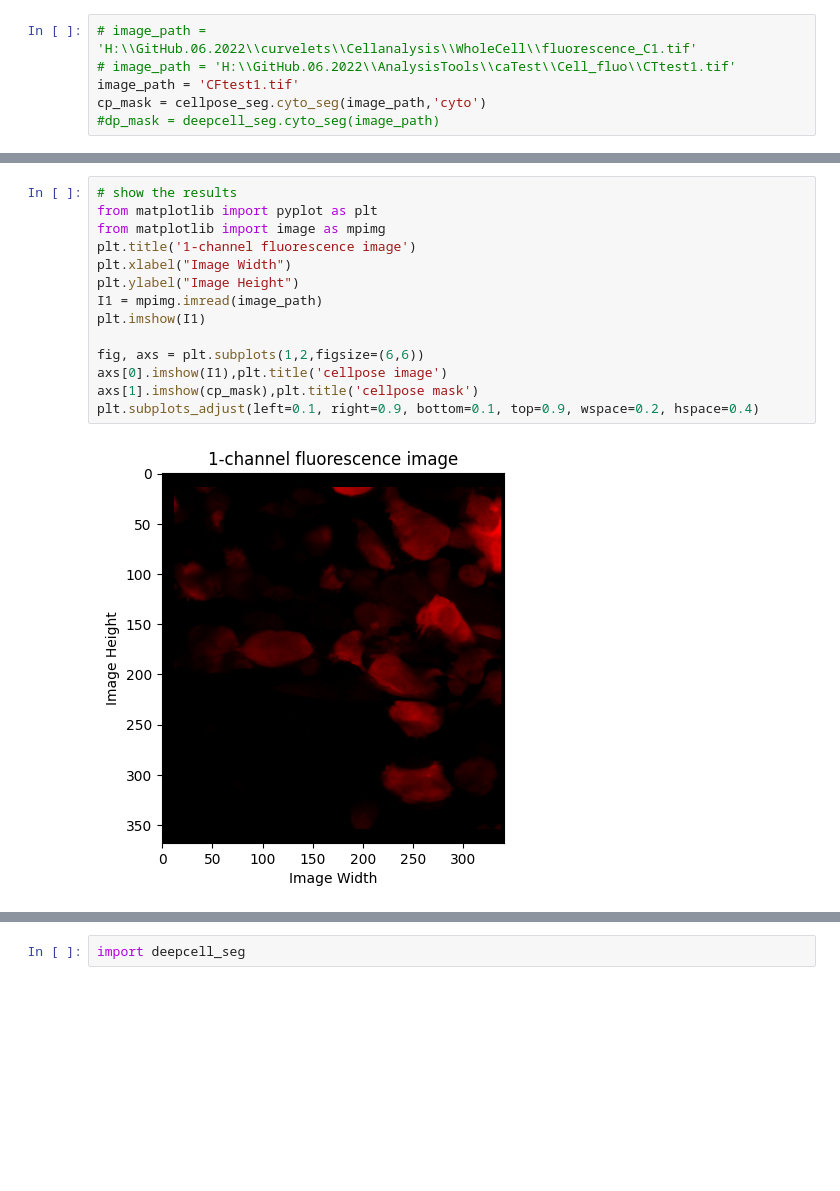
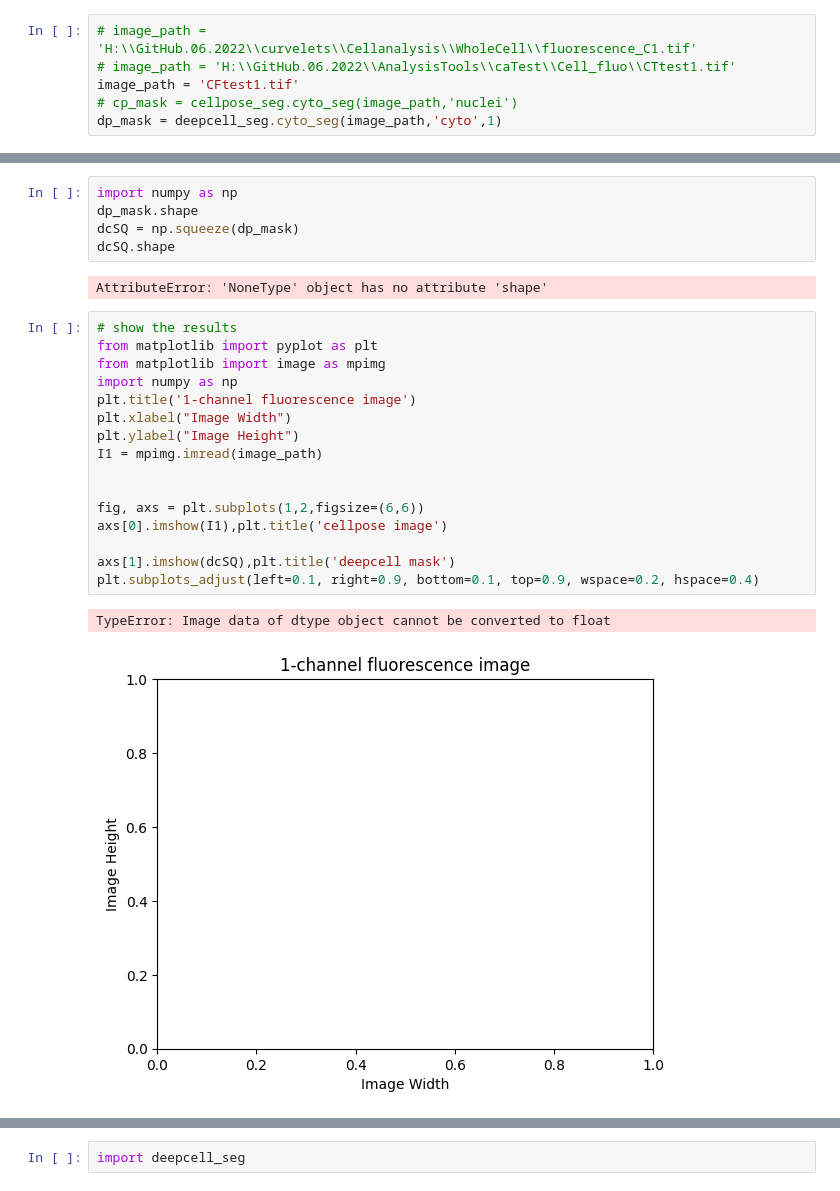
Before and after one commit to uw-loci/curvelets, a Jupyter notebook: src/CurveAlign_CT-FIRE/Cellanalysis/WholeCell/runCellposefromNotebook.ipynb, the cells around one changed output, grey strips where cells are left out. Saved outputs shown, nothing was run; the diff lists cells and outputs as text; blank space fills up the shorter version.

Commit message:
Add parameter adjustment for deepcell model

```diff
--- a/src/CurveAlign_CT-FIRE/Cellanalysis/WholeCell/runCellposefromNotebook.ipynb
+++ b/src/CurveAlign_CT-FIRE/Cellanalysis/WholeCell/runCellposefromNotebook.ipynb
@@ -5,5 +5,5 @@ import cellpose_seg
 # image_path = 'H:\\GitHub.06.2022\\curvelets\\Cellanalysis\\WholeCell\\fluorescence_C1.tif'
 # image_path = 'H:\\GitHub.06.2022\\AnalysisTools\\caTest\\Cell_fluo\\CTtest1.tif'
 image_path = 'CFtest1.tif'
-cp_mask = cellpose_seg.cyto_seg(image_path,'cyto')
-#dp_mask = deepcell_seg.cyto_seg(image_path)
+# cp_mask = cellpose_seg.cyto_seg(image_path,'nuclei')
+dp_mask = deepcell_seg.cyto_seg(image_path,'cyto',1)
@@ -10,16 +13,26 @@ cp_mask = cellpose_seg.cyto_seg(image_path,'cyto')
+# %%
+import numpy as np
+dp_mask.shape
+dcSQ = np.squeeze(dp_mask)
+dcSQ.shape
+# %% [output]
+AttributeError: 'NoneType' object has no attribute 'shape'
 # %%
 # show the results
 from matplotlib import pyplot as plt
 from matplotlib import image as mpimg
+import numpy as np
 plt.title('1-channel fluorescence image')
 plt.xlabel("Image Width")
 plt.ylabel("Image Height")
 I1 = mpimg.imread(image_path)
-plt.imshow(I1)
+
 
 fig, axs = plt.subplots(1,2,figsize=(6,6))
 axs[0].imshow(I1),plt.title('cellpose image')
-axs[1].imshow(cp_mask),plt.title('cellpose mask')
+
+axs[1].imshow(dcSQ),plt.title('deepcell mask')
 plt.subplots_adjust(left=0.1, right=0.9, bottom=0.1, top=0.9, wspace=0.2, hspace=0.4)
 # %% [output]
+TypeError: Image data of dtype object cannot be converted to float
-[figure, old version]
+[figure, new version]
```
Also changed, not shown: parts of 3 cells of this notebook, 2 other files.
